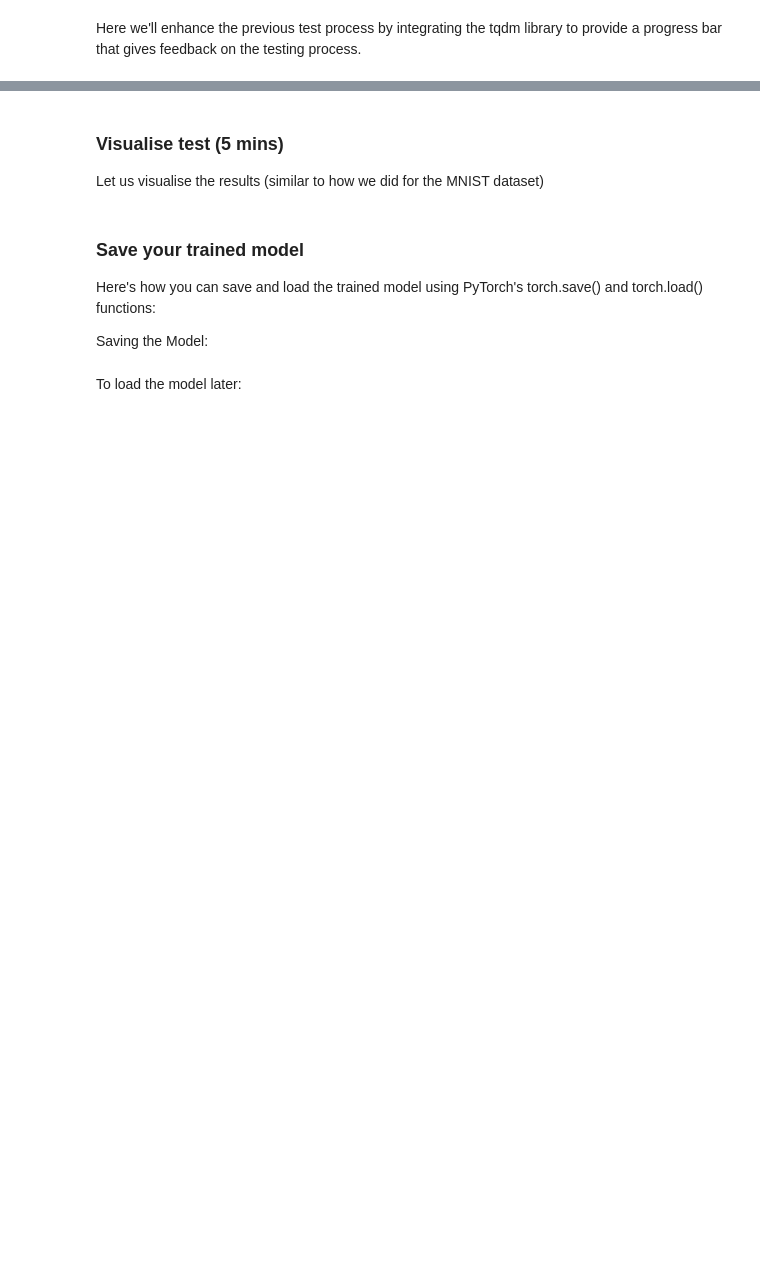
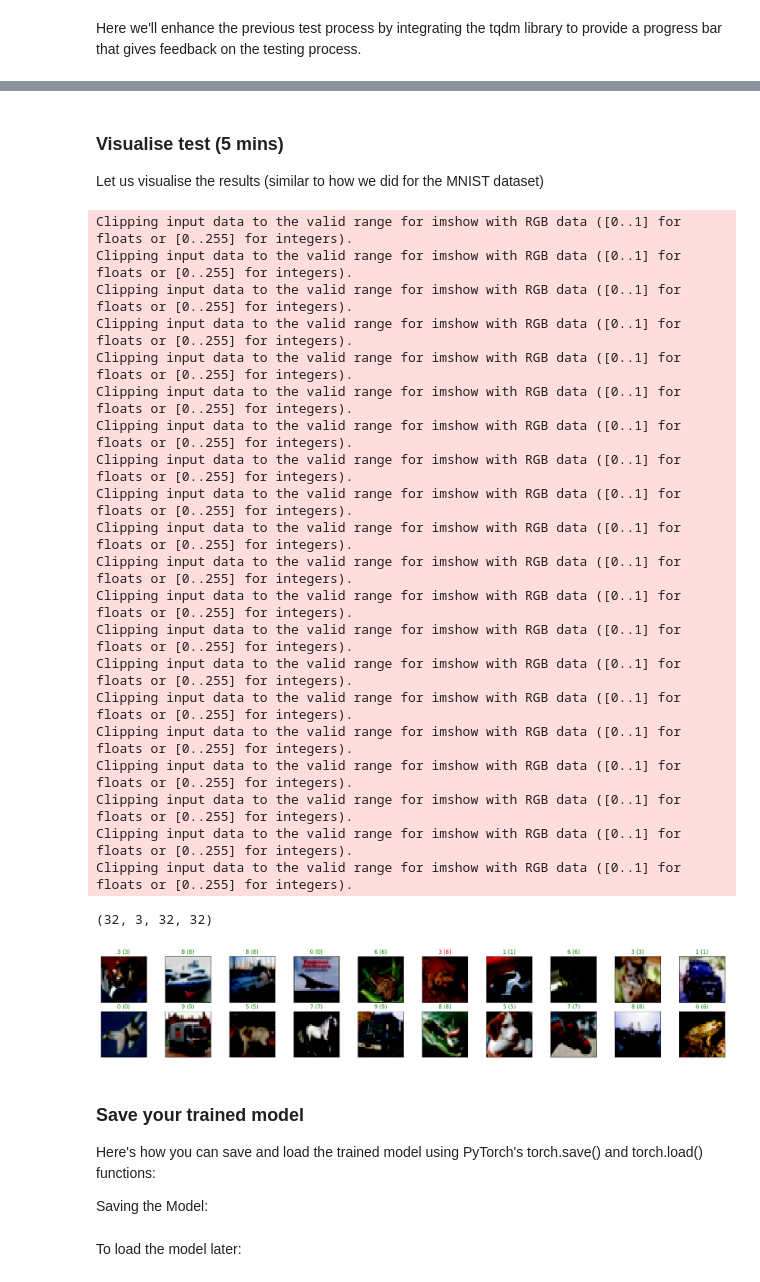
Before and after one commit to albarqounilab/EEDA-Autumn-School, a Jupyter notebook: 3. CNNs/CNNs_solution.ipynb, the cells around one changed output, grey strips where cells are left out. Cells and saved outputs as stored; diff of their text form; code cells hidden in the pictures; blank space fills up the shorter version.

```diff
--- a/3. CNNs/CNNs_solution.ipynb
+++ b/3. CNNs/CNNs_solution.ipynb
@@ -963,3 +969,0 @@ print(f'Test Loss: {test_loss_avg:.4f}, Test Accuracy: {test_accuracy:.4f}')
-# %% [markdown]
-### Visualise test (5 mins)
-Let us  visualise the results (similar to how we did for the MNIST dataset)
@@ -984,3 +970,51 @@ for idx in np.arange(20):
+# %% [markdown]
+### Visualise test (5 mins)
+Let us  visualise the results (similar to how we did for the MNIST dataset)
+# %%
+#ToDo: visualise 20 images with titles containing the predicted and actual class. Print in green if they are the same, red otherwise.
+# Obtain one batch of test images
+dataiter = iter(test_loader)
+images, labels = next(dataiter)
+#print(images.shape)
+#print(labels.shape)
+#plt.imshow(images.transpose(3, 1)[0])
+
+# Get sample outputs
+output = model(images)
+_, preds = torch.max(output, 1)
+images = images.numpy()
+images = images.transpose(0, 2, 3, 1)#.reshape(images.shape[0], images.shape[2], images.shape[3], images.shape[1])
+
+# Plot the images in the batch, along with predicted and true labels
+fig = plt.figure(figsize=(25, 4))
+for idx in np.arange(20):
+    ax = fig.add_subplot(2, 10, idx+1, xticks=[], yticks=[])
+    ax.imshow(np.squeeze(images[idx]), cmap='gray')
+    ax.set_title("{} ({})".format(str(preds[idx].item()), str(labels[idx].item())),
+                 color=("green" if preds[idx] == labels[idx] else "red"))
+# %% [output]
+Clipping input data to the valid range for imshow with RGB data ([0..1] for floats or [0..255] for integers).
+Clipping input data to the valid range for imshow with RGB data ([0..1] for floats or [0..255] for integers).
+Clipping input data to the valid range for imshow with RGB data ([0..1] for floats or [0..255] for integers).
+Clipping input data to the valid range for imshow with RGB data ([0..1] for floats or [0..255] for integers).
+Clipping input data to the valid range for imshow with RGB data ([0..1] for floats or [0..255] for integers).
+Clipping input data to the valid range for imshow with RGB data ([0..1] for floats or [0..255] for integers).
+Clipping input data to the valid range for imshow with RGB data ([0..1] for floats or [0..255] for integers).
+Clipping input data to the valid range for imshow with RGB data ([0..1] for floats or [0..255] for integers).
+Clipping input data to the valid range for imshow with RGB data ([0..1] for floats or [0..255] for integers).
+Clipping input data to the valid range for imshow with RGB data ([0..1] for floats or [0..255] for integers).
+Clipping input data to the valid range for imshow with RGB data ([0..1] for floats or [0..255] for integers).
+Clipping input data to the valid range for imshow with RGB data ([0..1] for floats or [0..255] for integers).
+Clipping input data to the valid range for imshow with RGB data ([0..1] for floats or [0..255] for integers).
+Clipping input data to the valid range for imshow with RGB data ([0..1] for floats or [0..255] for integers).
+Clipping input data to the valid range for imshow with RGB data ([0..1] for floats or [0..255] for integers).
+Clipping input data to the valid range for imshow with RGB data ([0..1] for floats or [0..255] for integers).
+Clipping input data to the valid range for imshow with RGB data ([0..1] for floats or [0..255] for integers).
+Clipping input data to the valid range for imshow with RGB data ([0..1] for floats or [0..255] for integers).
+Clipping input data to the valid range for imshow with RGB data ([0..1] for floats or [0..255] for integers).
+Clipping input data to the valid range for imshow with RGB data ([0..1] for floats or [0..255] for integers).
+(32, 3, 32, 32)
+[figure, added]
 # %% [markdown]
 ### Save your trained model
 
```
Also changed, not shown: parts of 24 cells of this notebook, 4 other files.
